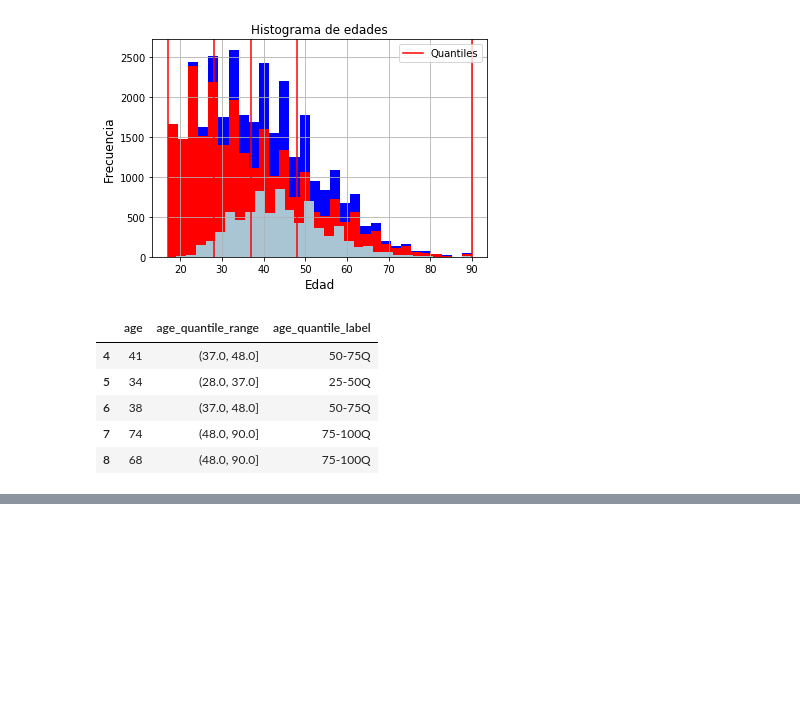
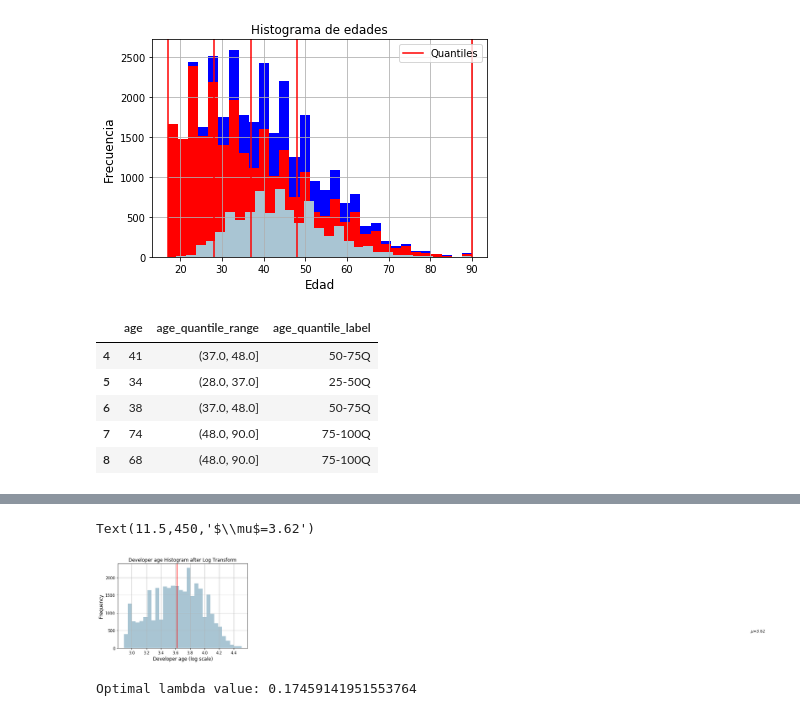
Before and after one commit to fepineda/AnalisisCensos, a Jupyter notebook: pre-process/pre-process.ipynb, the cells around one changed output, grey strips where cells are left out. Cells and saved outputs as stored; diff of their text form; code cells hidden in the pictures; blank space fills up the shorter version.

```diff
--- a/pre-process/pre-process.ipynb
+++ b/pre-process/pre-process.ipynb
@@ -121,3 +124,6 @@ adult_df[['age', 'age_quantile_range', 'age_quantile_label']].iloc[4:9]
 | 6 | 38 | (37.0, 48.0] | 50-75Q |
 | 7 | 74 | (48.0, 90.0] | 75-100Q |
 | 8 | 68 | (48.0, 90.0] | 75-100Q |
+# %%
+adult_df['age_log'] = np.log((1+ adult_df['age']))
+adult_df[['age', 'age_log']].iloc[4:9]
@@ -123,0 +137,21 @@ adult_df[['age', 'age_quantile_range', 'age_quantile_label']].iloc[4:9]
+# %%
+age_log_mean = np.round(np.mean(adult_df['age_log']), 2)
+
+fig, ax = plot.subplots()
+adult_df['age_log'].hist(bins=30, color='#A9C5D3')
+plot.axvline(age_log_mean, color='r')
+ax.set_title('Developer age Histogram after Log Transform', fontsize=12)
+ax.set_xlabel('Developer age (log scale)', fontsize=12)
+ax.set_ylabel('Frequency', fontsize=12)
+ax.text(11.5, 450, r'$\mu$='+str(age_log_mean), fontsize=10)
+# %% [output]
+Text(11.5,450,'$\\mu$=3.62')
+[figure, added]
+# %%
+# get optimal lambda value from non null income values
+age = np.array(adult_df['age'])
+age_clean = age[~np.isnan(age)]
+l, opt_lambda = spstats.boxcox(age_clean)
+print('Optimal lambda value:', opt_lambda)
+# %% [output]
+Optimal lambda value: 0.17459141951553764
```
Also changed, not shown: parts of 43 cells of this notebook.
